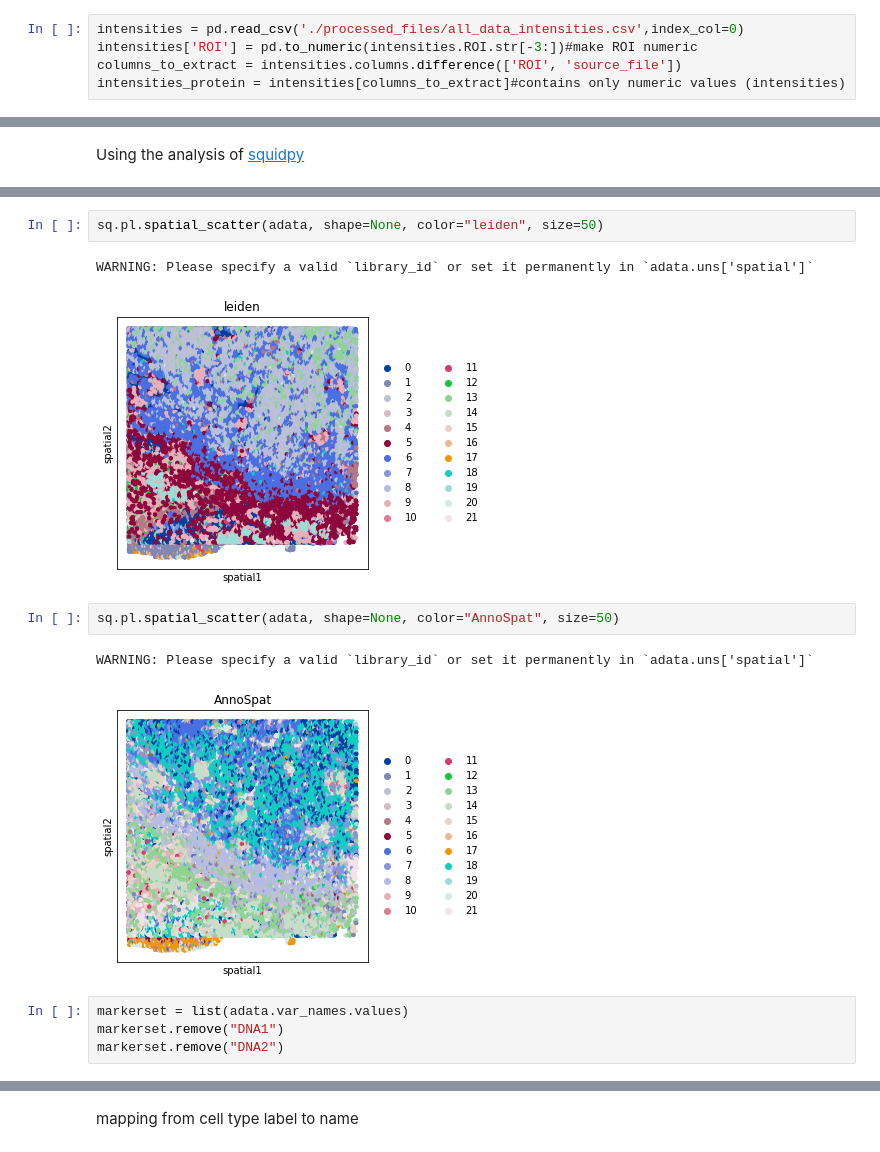
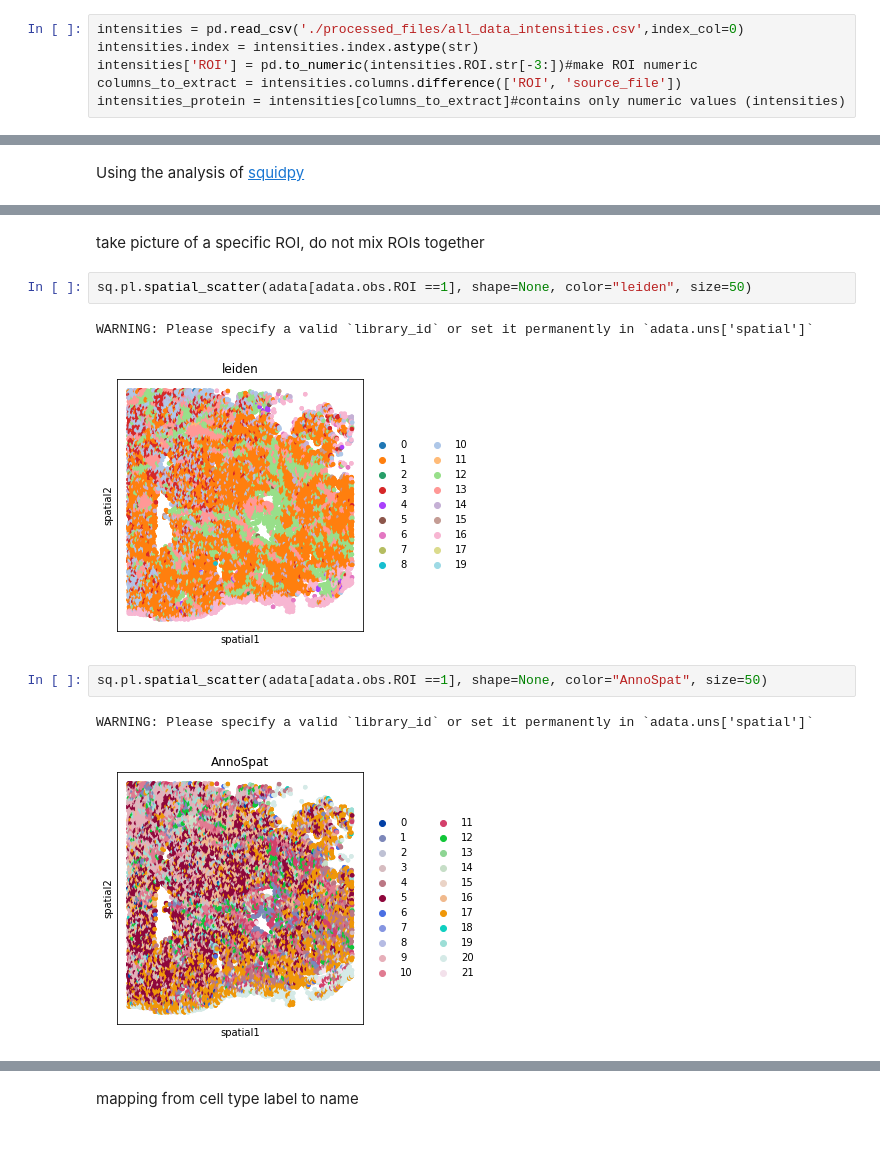
Before and after one commit to Schumacher-group/IMC_TNBC_analysis, a Jupyter notebook: post_processing.ipynb, the cells around one changed output, grey strips where cells are left out. Drawn from its saved outputs; the diff is of its cells as text.

```diff
--- a/post_processing.ipynb
+++ b/post_processing.ipynb
@@ -14,6 +15,7 @@ Here I load the spatial data, which consists of the protein intensity per cell,
 read intensities ( protein level per cell)
 # %%
 intensities = pd.read_csv('./processed_files/all_data_intensities.csv',index_col=0)
+intensities.index = intensities.index.astype(str)
 intensities['ROI'] = pd.to_numeric(intensities.ROI.str[-3:])#make ROI numeric
 columns_to_extract = intensities.columns.difference(['ROI', 'source_file'])
 intensities_protein = intensities[columns_to_extract]#contains only numeric values (intensities)
@@ -80,14 +98,12 @@ AnnData object with n_obs × n_vars = 58031 × 37
+# %% [markdown]
+take picture of a specific ROI, do not mix ROIs together
 # %%
-sq.pl.spatial_scatter(adata, shape=None, color="leiden", size=50)
+sq.pl.spatial_scatter(adata[adata.obs.ROI ==1], shape=None, color="leiden", size=50)
 # %% [output]
 WARNING: Please specify a valid `library_id` or set it permanently in `adata.uns['spatial']`
-[figure, old version]
+[figure, new version]
 # %%
-sq.pl.spatial_scatter(adata, shape=None, color="AnnoSpat", size=50)
+sq.pl.spatial_scatter(adata[adata.obs.ROI ==1], shape=None, color="AnnoSpat", size=50)
 # %% [output]
 WARNING: Please specify a valid `library_id` or set it permanently in `adata.uns['spatial']`
-[figure, old version]
+[figure, new version]
-# %%
-markerset = list(adata.var_names.values)
-markerset.remove("DNA1")
-markerset.remove("DNA2")
```
Also changed, not shown: parts of 22 cells of this notebook, 3 other files.
